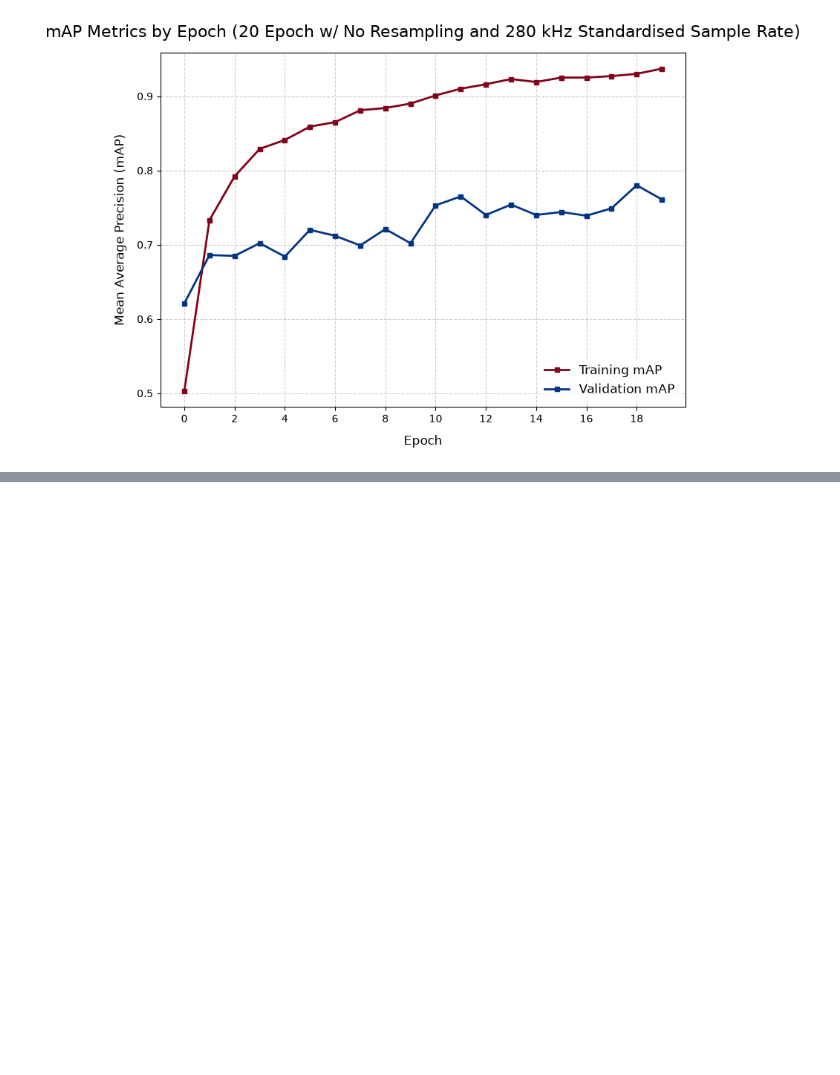
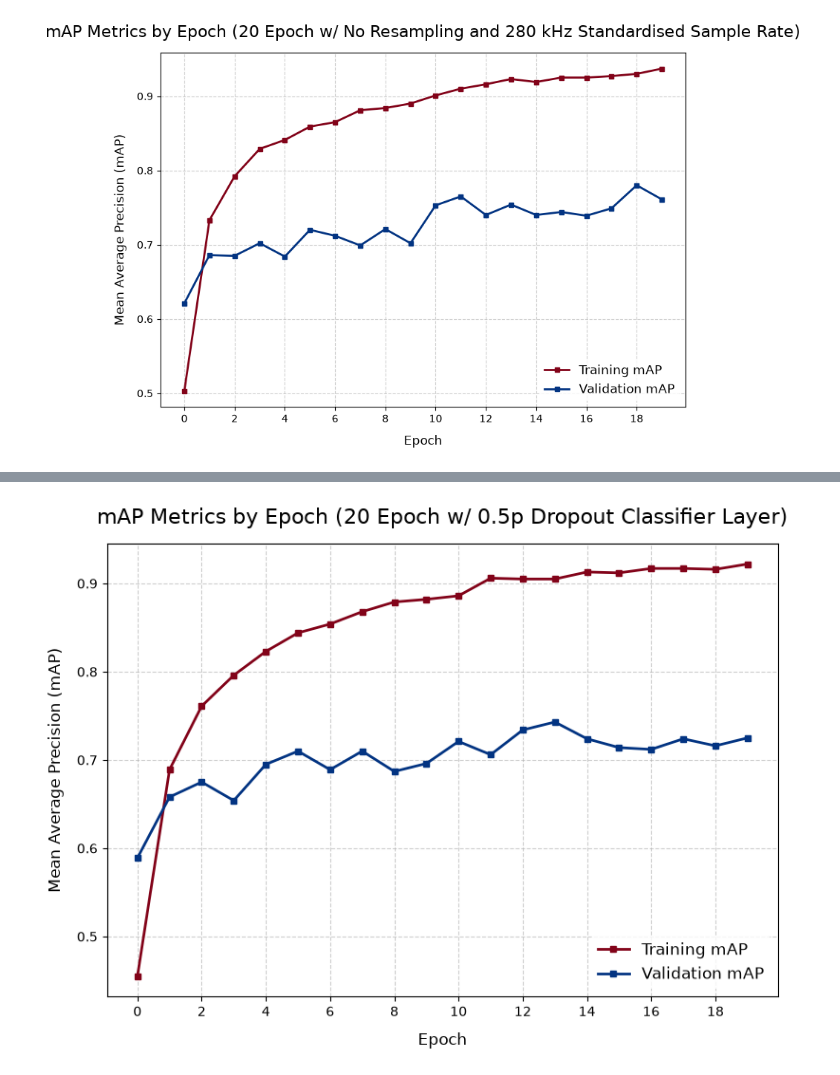
Before and after one commit to Grey-otoc/BioAcousticStreamEngine, a Jupyter notebook: training/V2-notebooks/04_plot_results.ipynb, the cells around one changed output, grey strips where cells are left out. Drawn from its saved outputs; the diff is of its cells as text; code cells hidden in the pictures; blank space fills up the shorter version.

```diff
--- a/training/V2-notebooks/04_plot_results.ipynb
+++ b/training/V2-notebooks/04_plot_results.ipynb
@@ -239,0 +322,27 @@ plt.show()
+# %%
+data = {
+    "Epoch": list(range(20)),
+    "Train_mAP": [0.455, 0.689, 0.761, 0.796, 0.823, 0.844, 0.854, 0.868, 0.879, 0.882, 0.886, 0.906, 0.905, 0.905, 0.913, 0.912, 0.917, 0.917, 0.916, 0.922],
+    "Val_mAP": [0.589, 0.658, 0.675, 0.654, 0.695, 0.71, 0.689, 0.71, 0.687, 0.696, 0.721, 0.706, 0.734, 0.743, 0.724, 0.714, 0.712, 0.724, 0.716, 0.725]
+}
+
+df = pd.DataFrame(data)
+
+plt.figure(figsize=(8, 6))
+plt.grid(True, linestyle="--", alpha=0.6)
+
+plt.plot(df["Epoch"], df["Train_mAP"], label="Training mAP", color="#820319", linewidth=2, marker="s", markersize=4)
+plt.plot(df["Epoch"], df["Val_mAP"], label="Validation mAP", color="#033482", linewidth=2, marker="s", markersize=4)
+
+plt.title("mAP Metrics by Epoch (20 Epoch w/ 0.5p Dropout Classifier Layer)", fontsize=16, pad=15)
+plt.xlabel("Epoch", fontsize=12, labelpad=10)
+plt.ylabel("Mean Average Precision (mAP)", fontsize=12, labelpad=10)
+
+plt.xticks(df["Epoch"][::2])
+
+plt.legend(loc="lower right", fontsize=12, frameon=True, facecolor="white", edgecolor="none")
+
+plt.tight_layout()
+plt.show()
+# %% [output]
+[figure, added]
```
Also changed, not shown: parts of 5 cells of this notebook, 3 other files.
